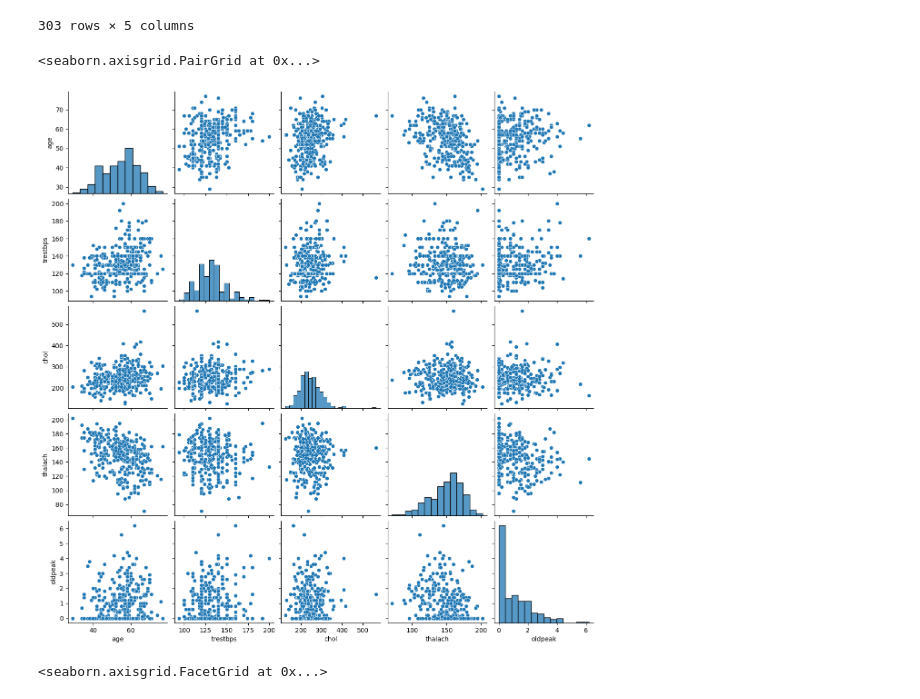
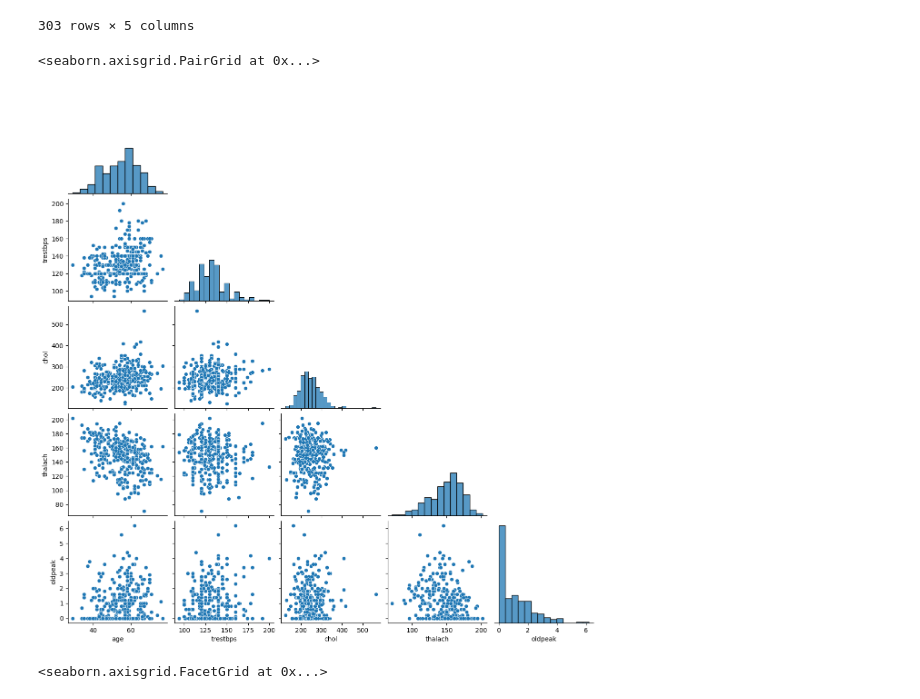
Before and after one commit to rakeshkandhi/Healthcare_cardiovascular, a Jupyter notebook: healthCare.ipynb, the cells around one changed output. Cells and saved outputs as stored; diff of their text form; code cells hidden in the pictures.

```diff
--- a/healthCare.ipynb
+++ b/healthCare.ipynb
@@ -219,10 +229,10 @@ df_continuous
 | 302 | 57 | 130 | 236 | 174 | 0.0 |
 303 rows × 5 columns
 # %%
-sns.pairplot(df_continuous)
+sns.pairplot(df_continuous, corner=True)
 # %% [output]
 <seaborn.axisgrid.PairGrid at 0x...>
-[figure, old version]
+[figure, new version]
 # %%
 sns.catplot(data=df, x="target", y="oldpeak", hue="slope", kind="bar")
 # %% [output]
```
Also changed, not shown: parts of 3 cells of this notebook.
